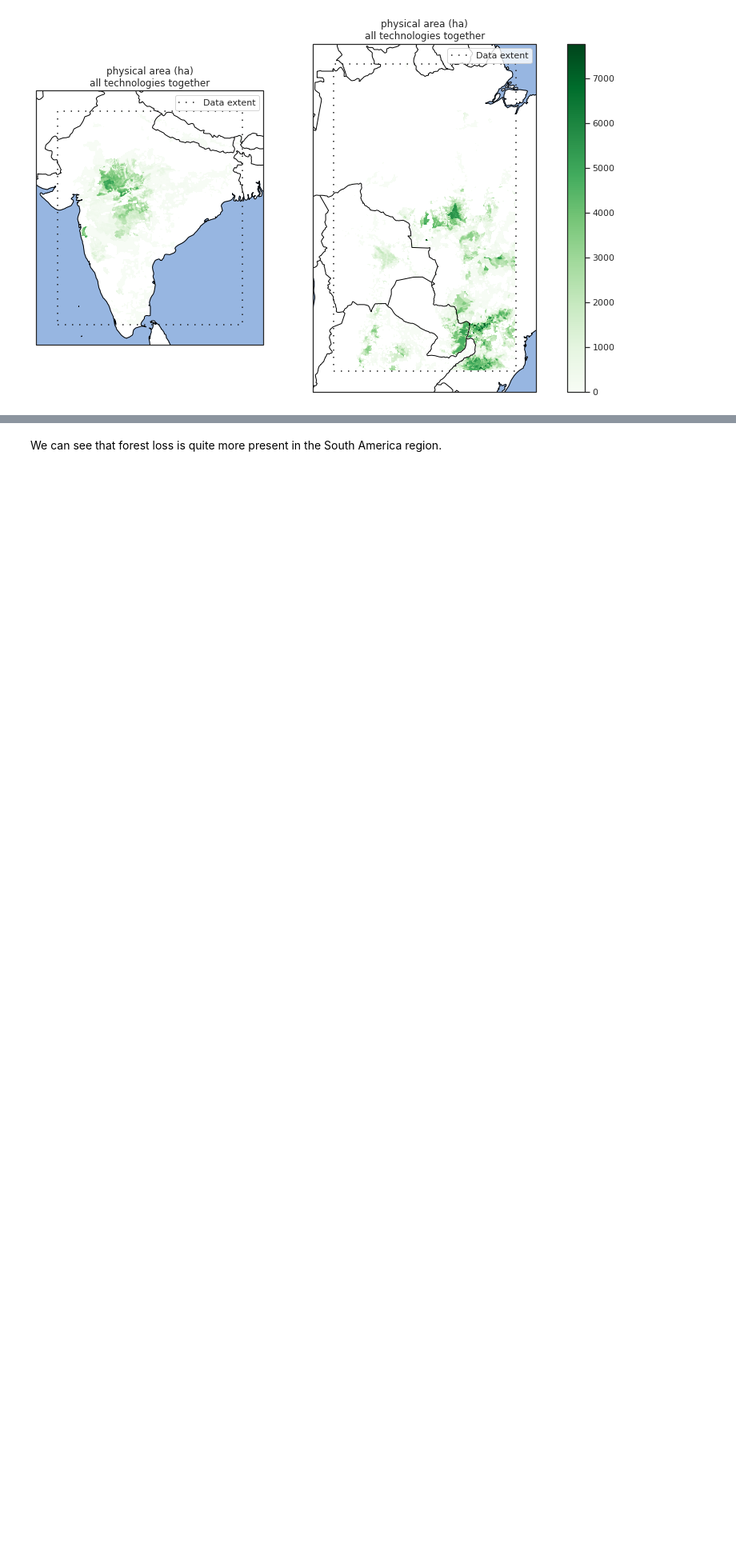
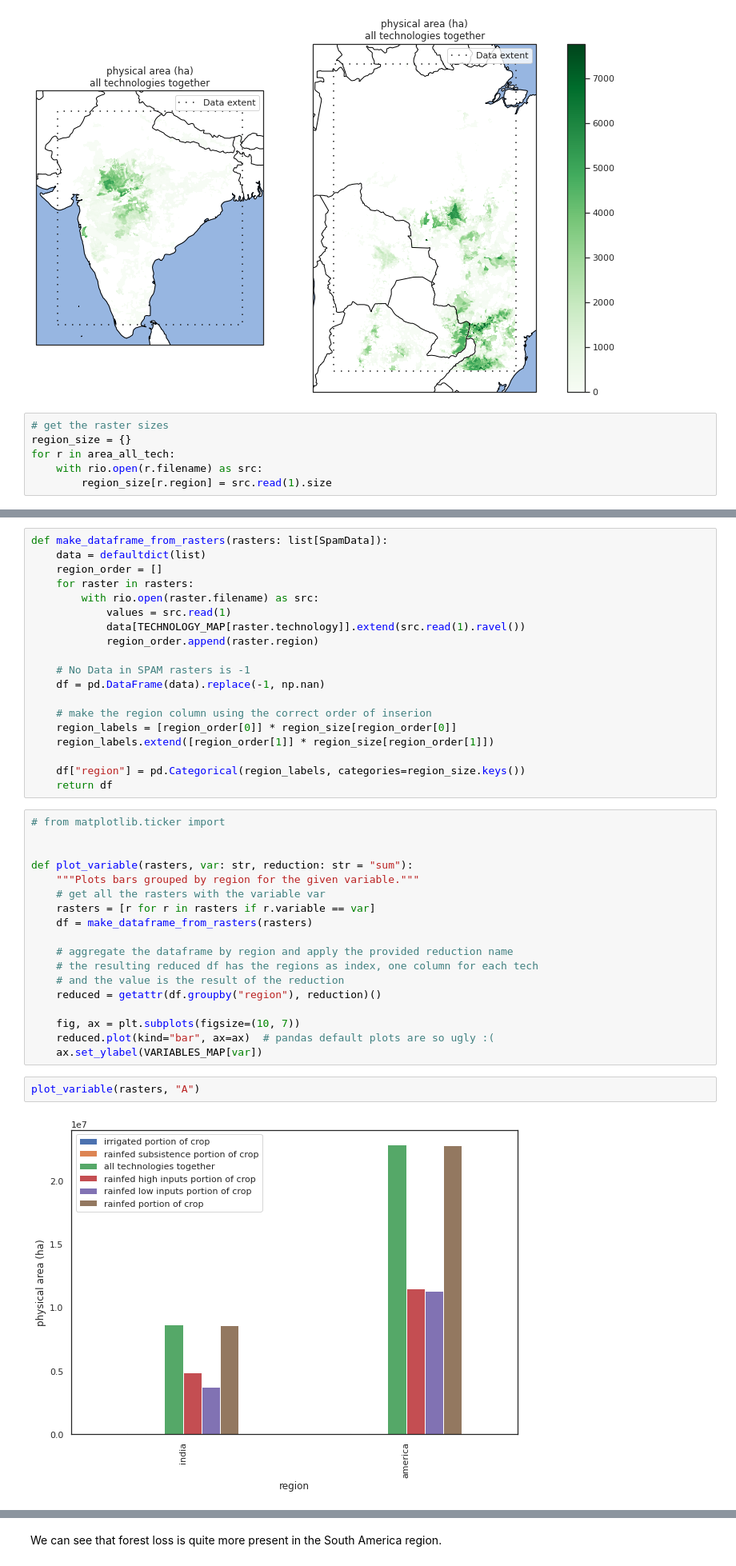
Before and after one commit to BielStela/vizzuality_challenge, a Jupyter notebook: challenge.ipynb, the cells around one changed output, grey strips where cells are left out. Shown at 80% size. Saved outputs shown, nothing was run; the diff lists cells and outputs as text; blank space fills up the shorter version.

```diff
--- a/challenge.ipynb
+++ b/challenge.ipynb
@@ -220,3 +228,9 @@ area_all_tech = get_SPAM_rasters_by_codes(rasters, var="A", tech="A")
 compare_rasters(area_all_tech)
 # %% [output]
 [figure]
+# %%
+# get the raster sizes
+region_size = {}
+for r in area_all_tech:
+    with rio.open(r.filename) as src:
+        region_size[r.region] = src.read(1).size
@@ -222,0 +241,41 @@ compare_rasters(area_all_tech)
+# %%
+def make_dataframe_from_rasters(rasters: list[SpamData]):
+    data = defaultdict(list)
+    region_order = []
+    for raster in rasters:
+        with rio.open(raster.filename) as src:
+            values = src.read(1)
+            data[TECHNOLOGY_MAP[raster.technology]].extend(src.read(1).ravel())
+            region_order.append(raster.region)
+
+    # No Data in SPAM rasters is -1
+    df = pd.DataFrame(data).replace(-1, np.nan)
+
+    # make the region column using the correct order of inserion
+    region_labels = [region_order[0]] * region_size[region_order[0]]
+    region_labels.extend([region_order[1]] * region_size[region_order[1]])
+
+    df["region"] = pd.Categorical(region_labels, categories=region_size.keys())
+    return df
+# %%
+# from matplotlib.ticker import
+
+
+def plot_variable(rasters, var: str, reduction: str = "sum"):
+    """Plots bars grouped by region for the given variable."""
+    # get all the rasters with the variable var
+    rasters = [r for r in rasters if r.variable == var]
+    df = make_dataframe_from_rasters(rasters)
+
+    # aggregate the dataframe by region and apply the provided reduction name
+    # the resulting reduced df has the regions as index, one column for each tech
+    # and the value is the result of the reduction
+    reduced = getattr(df.groupby("region"), reduction)()
+
+    fig, ax = plt.subplots(figsize=(10, 7))
+    reduced.plot(kind="bar", ax=ax)  # pandas default plots are so ugly :(
+    ax.set_ylabel(VARIABLES_MAP[var])
+# %%
+plot_variable(rasters, "A")
+# %% [output]
+[figure, added]
```
Also changed, not shown: parts of 18 cells of this notebook, 3 other files.
